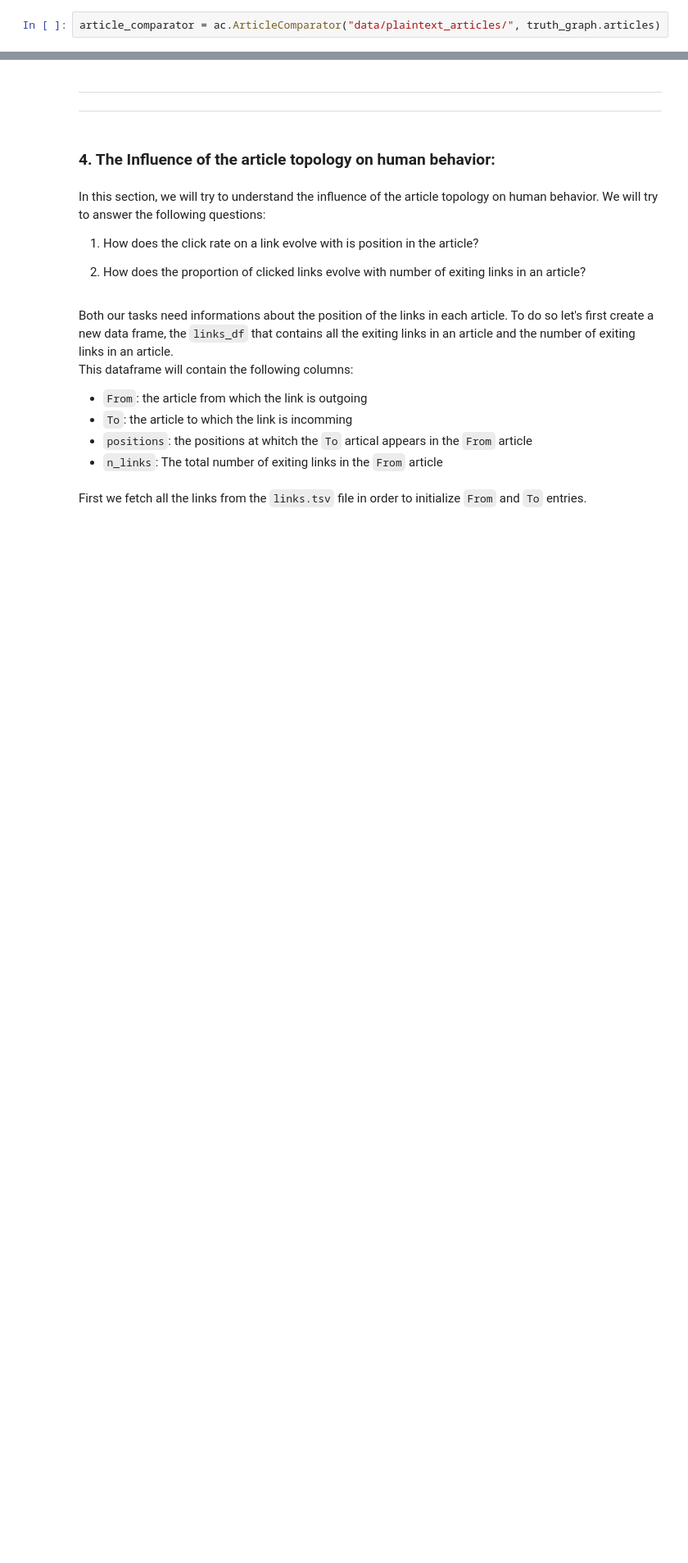
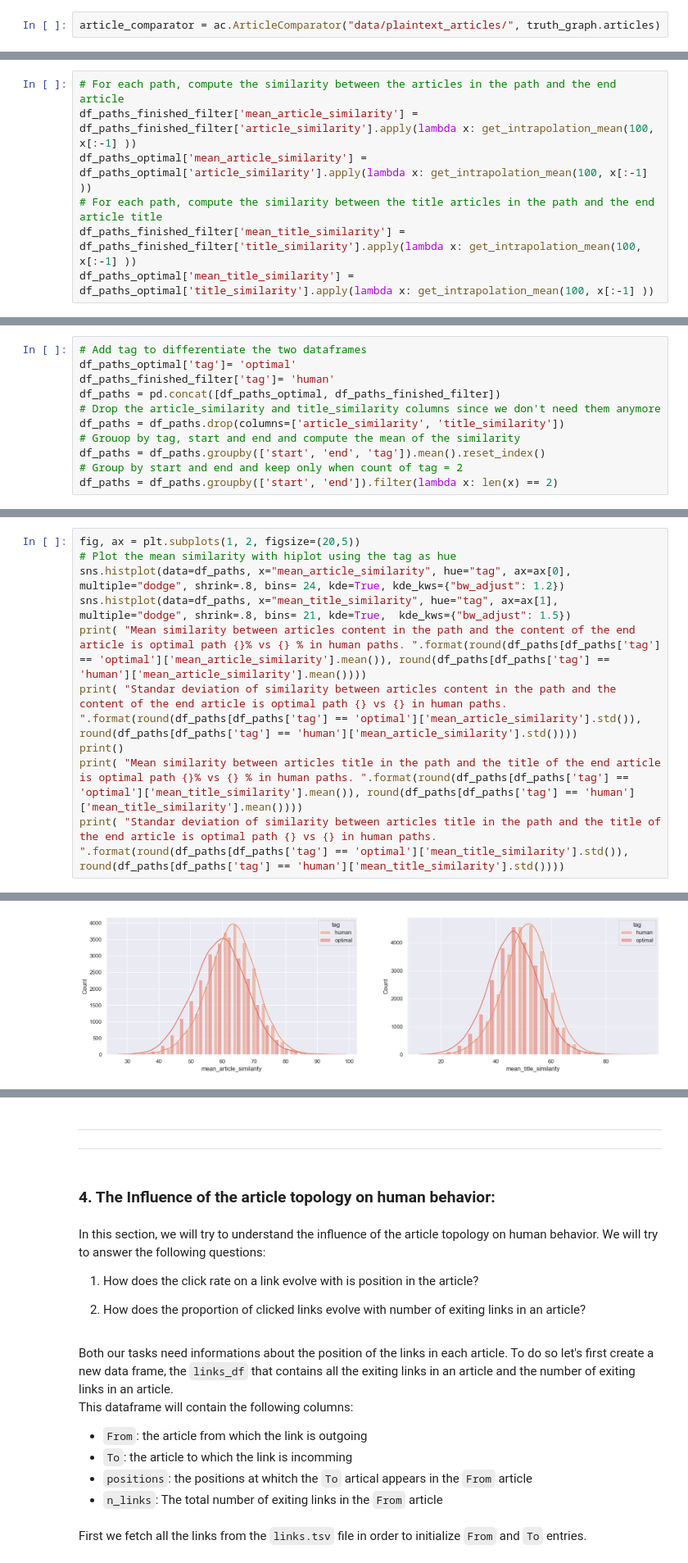
Before and after one commit to epfl-ada/ada-2022-project-groupe53, a Jupyter notebook: Final.ipynb, the cells around one changed output, grey strips where cells are left out. Shown at 82% size. Saved outputs shown, nothing was run; the diff lists cells and outputs as text; blank space fills up the shorter version.

```diff
--- a/Final.ipynb
+++ b/Final.ipynb
@@ -129,0 +201,7 @@ df_paths_finished.sample(5)
+# %%
+# For each path, compute the similarity between the articles in the path and the end article
+df_paths_finished_filter['mean_article_similarity'] = df_paths_finished_filter['article_similarity'].apply(lambda x: get_intrapolation_mean(100, x[:-1] ))
+df_paths_optimal['mean_article_similarity'] = df_paths_optimal['article_similarity'].apply(lambda x: get_intrapolation_mean(100, x[:-1] ))
+# For each path, compute the similarity between the title articles in the path and the end article title
+df_paths_finished_filter['mean_title_similarity'] = df_paths_finished_filter['title_similarity'].apply(lambda x: get_intrapolation_mean(100, x[:-1] ))
+df_paths_optimal['mean_title_similarity'] = df_paths_optimal['title_similarity'].apply(lambda x: get_intrapolation_mean(100, x[:-1] ))
@@ -129,0 +211,11 @@ df_paths_finished.sample(5)
+# %%
+# Add tag to differentiate the two dataframes
+df_paths_optimal['tag']= 'optimal'
+df_paths_finished_filter['tag']= 'human'
+df_paths = pd.concat([df_paths_optimal, df_paths_finished_filter])
+# Drop the article_similarity and title_similarity columns since we don't need them anymore
+df_paths = df_paths.drop(columns=['article_similarity', 'title_similarity'])
+# Grouop by tag, start and end and compute the mean of the similarity
+df_paths = df_paths.groupby(['start', 'end', 'tag']).mean().reset_index()
+# Group by start and end and keep only when count of tag = 2
+df_paths = df_paths.groupby(['start', 'end']).filter(lambda x: len(x) == 2)
@@ -129,0 +229,11 @@ df_paths_finished.sample(5)
+# %%
+fig, ax = plt.subplots(1, 2, figsize=(20,5))
+# Plot the mean similarity with hiplot using the tag as hue
+sns.histplot(data=df_paths, x="mean_article_similarity", hue="tag", ax=ax[0], multiple="dodge", shrink=.8, bins= 24, kde=True, kde_kws={"bw_adjust": 1.2})
+sns.histplot(data=df_paths, x="mean_title_similarity", hue="tag", ax=ax[1], multiple="dodge", shrink=.8, bins= 21, kde=True,  kde_kws={"bw_adjust": 1.5})
+print( "Mean similarity between articles content in the path and the content of the end article is optimal path {}% vs {} % in human paths. ".format(round(df_paths[df_paths['tag'] == 'optimal']['mean_article_similarity'].mean()), round(df_paths[df_paths['tag'] == 'human']['mean_article_similarity'].mean())))
+print( "Standar deviation of similarity between articles content in the path and the content of the end article is optimal path {} vs {} in human paths. ".format(round(df_paths[df_paths['tag'] == 'optimal']['mean_article_similarity'].std()), round(df_paths[df_paths['tag'] == 'human']['mean_article_similarity'].std())))
+print()
+print( "Mean similarity between articles title in the path and the title of the end article is optimal path {}% vs {} % in human paths. ".format(round(df_paths[df_paths['tag'] == 'optimal']['mean_title_similarity'].mean()), round(df_paths[df_paths['tag'] == 'human']['mean_title_similarity'].mean())))
+print( "Standar deviation of similarity between articles title in the path and the title of the end article is optimal path {} vs {} in human paths. ".format(round(df_paths[df_paths['tag'] == 'optimal']['mean_title_similarity'].std()), round(df_paths[df_paths['tag'] == 'human']['mean_title_similarity'].std())))
+# %% [output]
@@ -129,0 +245 @@ df_paths_finished.sample(5)
+[figure, added]
```
Also changed, not shown: parts of 54 cells of this notebook, 2 other files.
